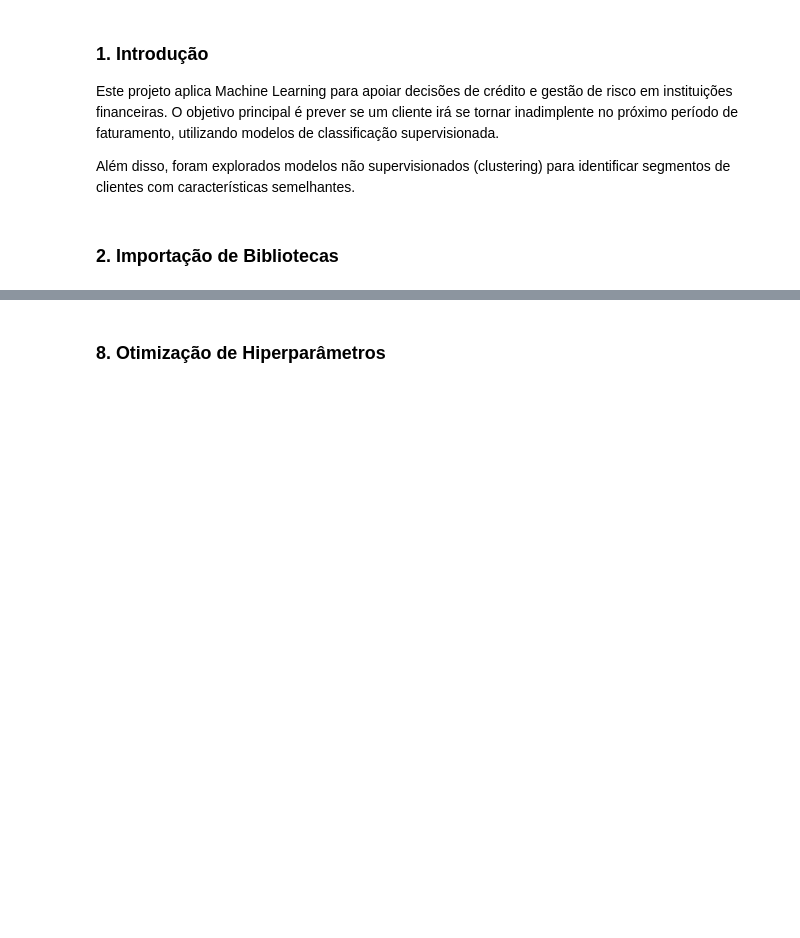
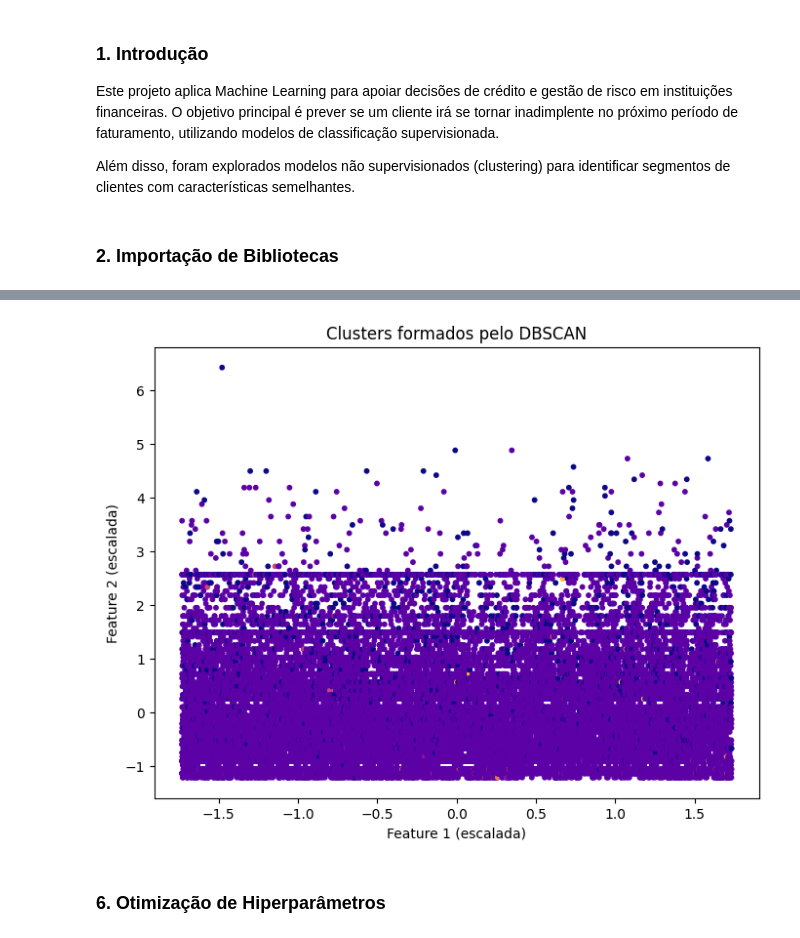
Before and after one commit to Marcia520/ProjetoFinal_ML_II, a Jupyter notebook: ProjetoFinal_(3)(2).ipynb, the cells around one changed output, grey strips where cells are left out. Cells and saved outputs as stored; diff of their text form; code cells hidden in the pictures; blank space fills up the shorter version.

```diff
--- a/ProjetoFinal_(3)(2).ipynb
+++ b/ProjetoFinal_(3)(2).ipynb
@@ -163,3 +190,13 @@ df.columns
+# %%
+# Visualização dos clusters DBSCAN
+plt.figure(figsize=(8,6))
+plt.scatter(X_unsupervised_scaled[:,0], X_unsupervised_scaled[:,1], c=labels_dbscan, cmap='plasma', s=10)
+plt.title("Clusters formados pelo DBSCAN")
+plt.xlabel("Feature 1 (escalada)")
+plt.ylabel("Feature 2 (escalada)")
+plt.show()
+# %% [output]
+[figure, added]
 # %% [markdown]
-### 8. Otimização de Hiperparâmetros
+### 6. Otimização de Hiperparâmetros
 # %%
```
Also changed, not shown: parts of 16 cells of this notebook.
